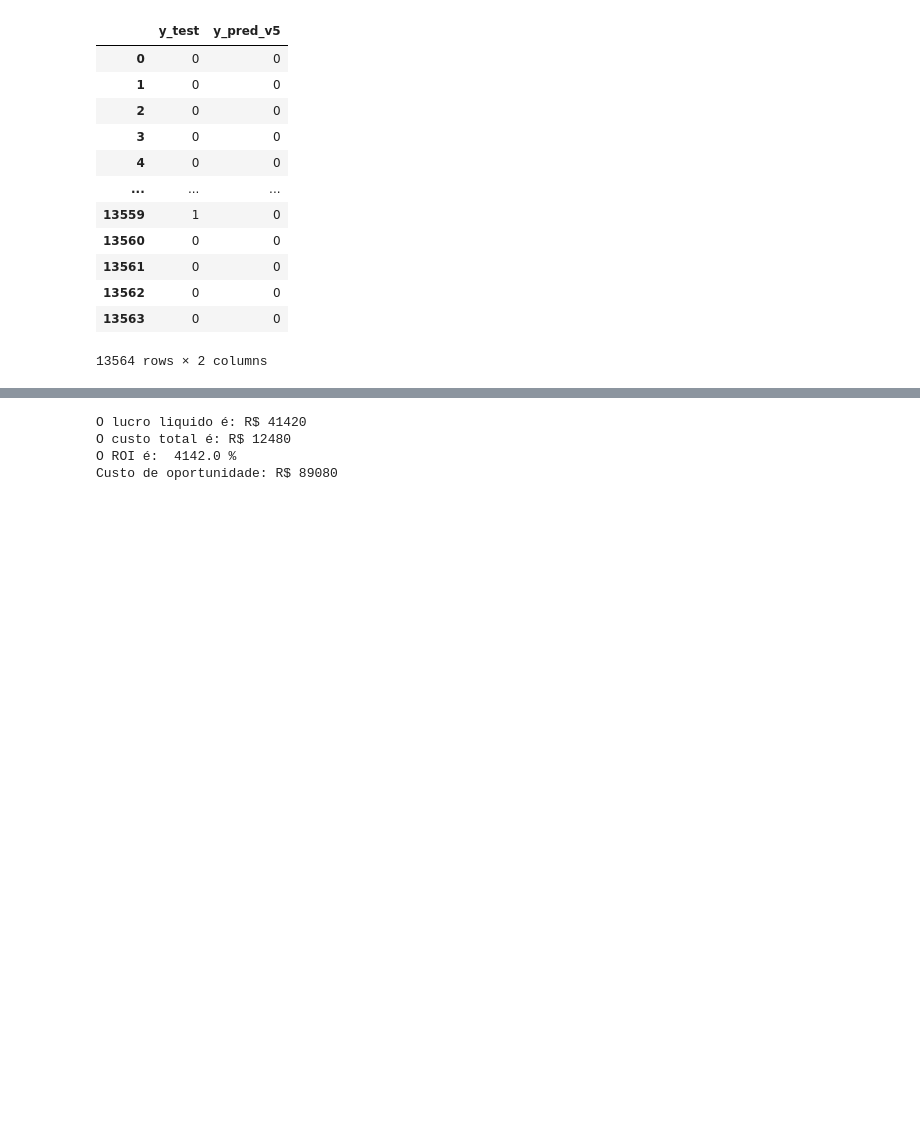
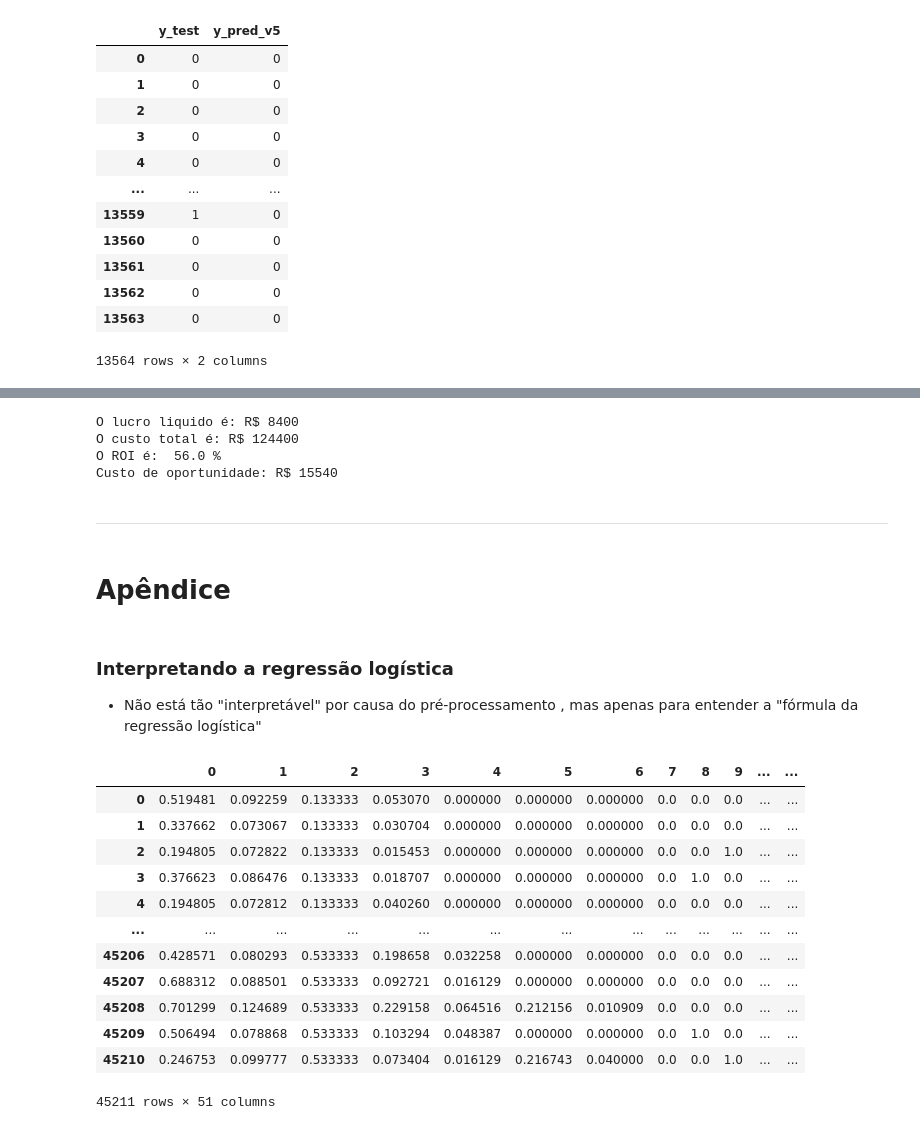
Before and after one commit to SalisEduardo/Cases-Machine-Learning, a Jupyter notebook: Negócios/Bank Marketing Data Set/resolução.ipynb, the cells around one changed output, grey strips where cells are left out. Saved outputs shown, nothing was run; the diff lists cells and outputs as text; code cells hidden in the pictures; blank space fills up the shorter version.

```diff
--- a/Negócios/Bank Marketing Data Set/resolução.ipynb
+++ b/Negócios/Bank Marketing Data Set/resolução.ipynb
@@ -891,7 +878,8 @@ LR_param_grid = {"penalty": ["l1","l2"],
 
 lr = LogisticRegression(random_state=14,max_iter=500,solver='liblinear')
 lr_grid = GridSearchCV(estimator= lr, param_grid = LR_param_grid, cv=5, scoring = "recall"  ,n_jobs=-1)
-lr_grid.fit(X_v1,y_v1)
+#lr_grid.fit(X_v1,y_v1)
+lr_grid.fit(X_train,y_train)
 # %% [output]
 GridSearchCV(cv=5,
              estimator=LogisticRegression(max_iter=500, random_state=14,
@@ -1011,15 +1017,51 @@ custo_oportunidade = sum(np.where(((check_previsao['y_pred_v5'] == 0) & ((check_
 # %%
-ROI = round((lucro_liquido/investimento)*100,2)
+def aval_econ(true,pred,investimento =15000 ,custo = 40,receita=100):
+    c = np.where(pred == 1, custo, 0 )
 
-print("O lucro liquido é: R$", lucro_liquido)
+    r = np.where(((pred == 1) & ((true == 1) )), receita, 0 )
 
-print("O custo total é: R$", custo_total)
+    lucro_liquido = round(sum(r)-sum(c),2)
 
-print("O ROI é: ", ROI, "%")
+    custo_total = round(sum(c),2)
 
-print("Custo de oportunidade: R$", custo_oportunidade)
+    custo_oportunidade = sum(np.where(((pred == 0) & ((true == 1) )), (receita-custo), 0 ))
+
+    ROI = round((lucro_liquido/investimento)*100,2)
+
+    print("O lucro liquido é: R$", lucro_liquido)
+
+    print("O custo total é: R$", custo_total)
+
+    print("O ROI é: ", ROI, "%")
+
+    print("Custo de oportunidade: R$", custo_oportunidade)
-# %% [output]
-O lucro liquido é: R$ 41420
-O custo total é: R$ 12480
-O ROI é:  4142.0 %
-Custo de oportunidade: R$ 89080
+# %%
+aval_econ(check_previsao['y_test'],check_previsao['y_pred_v1'])
+# %% [output]
+O lucro liquido é: R$ 8400
+O custo total é: R$ 124400
+O ROI é:  56.0 %
+Custo de oportunidade: R$ 15540
+# %% [markdown]
+----
+# %% [markdown]
+# Apêndice
+# %% [markdown]
+### Interpretando a regressão logística
+- Não está tão "interpretável" por causa do pré-processamento , mas apenas para entender a "fórmula da regressão logística"
+# %%
+pd.DataFrame(X_v1)
+# %% [output]
+|  | 0 | 1 | 2 | 3 | 4 | 5 | 6 | 7 | 8 | 9 | ... | ... |
+| 0 | 0.519481 | 0.092259 | 0.133333 | 0.053070 | 0.000000 | 0.000000 | 0.000000 | 0.0 | 0.0 | 0.0 | ... | ... |
+| 1 | 0.337662 | 0.073067 | 0.133333 | 0.030704 | 0.000000 | 0.000000 | 0.000000 | 0.0 | 0.0 | 0.0 | ... | ... |
+| 2 | 0.194805 | 0.072822 | 0.133333 | 0.015453 | 0.000000 | 0.000000 | 0.000000 | 0.0 | 0.0 | 1.0 | ... | ... |
+| 3 | 0.376623 | 0.086476 | 0.133333 | 0.018707 | 0.000000 | 0.000000 | 0.000000 | 0.0 | 1.0 | 0.0 | ... | ... |
+| 4 | 0.194805 | 0.072812 | 0.133333 | 0.040260 | 0.000000 | 0.000000 | 0.000000 | 0.0 | 0.0 | 0.0 | ... | ... |
+| ... | ... | ... | ... | ... | ... | ... | ... | ... | ... | ... | ... | ... |
+| 45206 | 0.428571 | 0.080293 | 0.533333 | 0.198658 | 0.032258 | 0.000000 | 0.000000 | 0.0 | 0.0 | 0.0 | ... | ... |
+| 45207 | 0.688312 | 0.088501 | 0.533333 | 0.092721 | 0.016129 | 0.000000 | 0.000000 | 0.0 | 0.0 | 0.0 | ... | ... |
+| 45208 | 0.701299 | 0.124689 | 0.533333 | 0.229158 | 0.064516 | 0.212156 | 0.010909 | 0.0 | 0.0 | 0.0 | ... | ... |
+| 45209 | 0.506494 | 0.078868 | 0.533333 | 0.103294 | 0.048387 | 0.000000 | 0.000000 | 0.0 | 1.0 | 0.0 | ... | ... |
+| 45210 | 0.246753 | 0.099777 | 0.533333 | 0.073404 | 0.016129 | 0.216743 | 0.040000 | 0.0 | 0.0 | 1.0 | ... | ... |
+45211 rows × 51 columns
```
Also changed, not shown: parts of 23 cells of this notebook.
